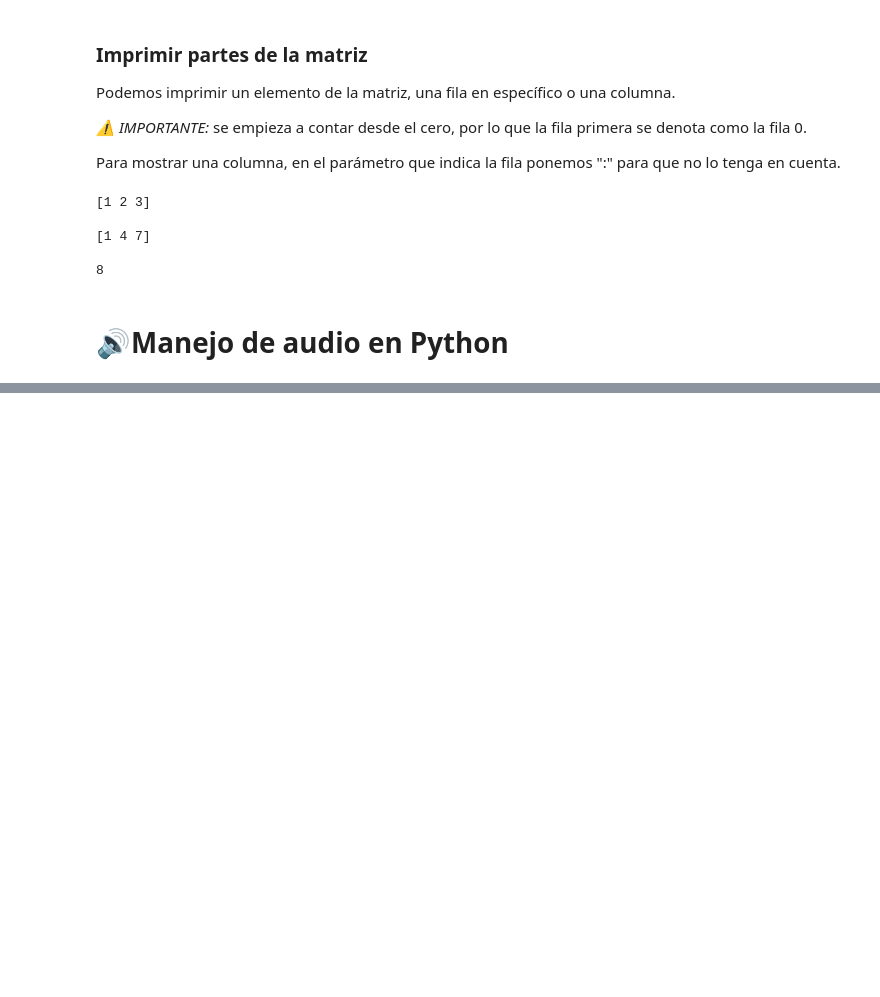
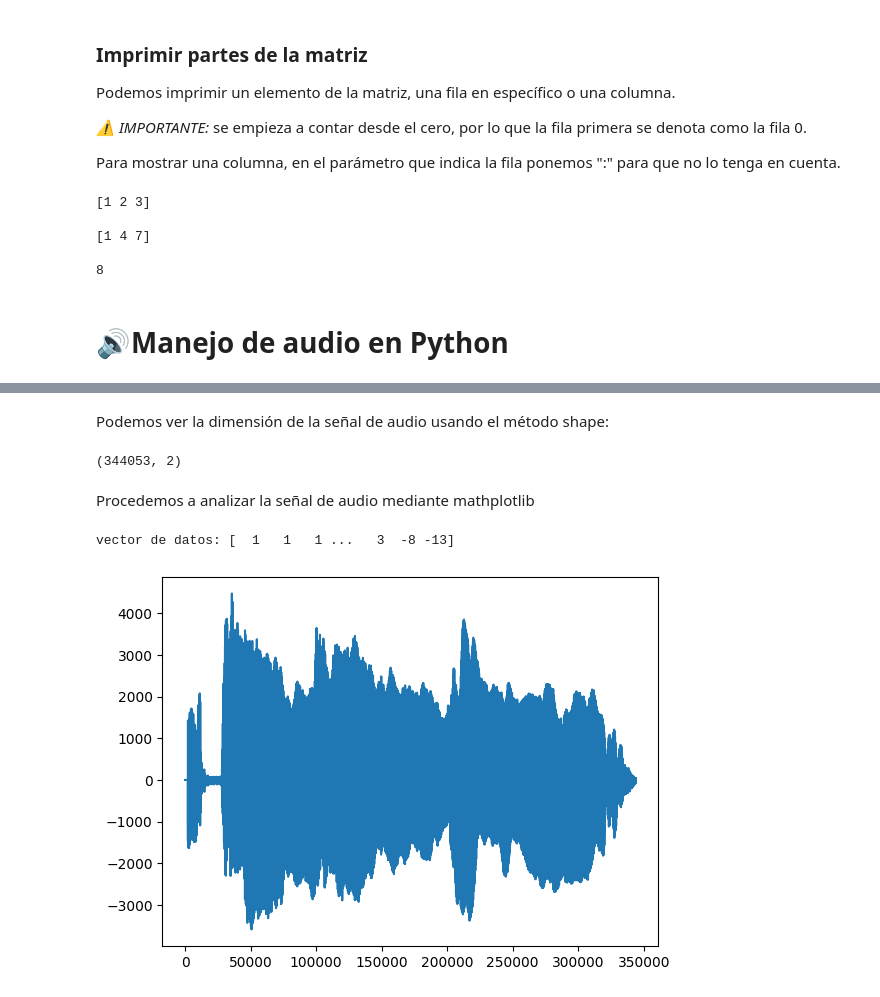
Before and after one commit to fdiezdev/procesamiento_senales, a Jupyter notebook: Resumenes/Resumen_Intro_PS.ipynb, the cells around one changed output, grey strips where cells are left out. Saved outputs shown, nothing was run; the diff lists cells and outputs as text; code cells hidden in the pictures; blank space fills up the shorter version.

```diff
--- a/Resumenes/Resumen_Intro_PS.ipynb
+++ b/Resumenes/Resumen_Intro_PS.ipynb
@@ -361,0 +368,5 @@ print(mat[2,1])
+# %%
+au1 = read('../audiosLAB4/audiolab1.wav')
+
+# mostramos el contenido de la variable au1
+print(au1)
@@ -361,0 +396,16 @@ print(mat[2,1])
+# %% [markdown]
+Podemos ver la dimensión de la señal de audio usando el método shape:
+# %%
+print(au1[1].shape)
+# %% [output]
+(344053, 2)
+# %% [markdown]
+Procedemos a analizar la señal de audio mediante mathplotlib
+# %%
+A1 = au1[1][:,0]
+print('vector de datos:', A1)
+plt.plot(A1)
+plt.show()
+# %% [output]
+vector de datos: [  1   1   1 ...   3  -8 -13]
+[figure, added]
```
Also changed, not shown: parts of 7 cells of this notebook, 1 other file.
